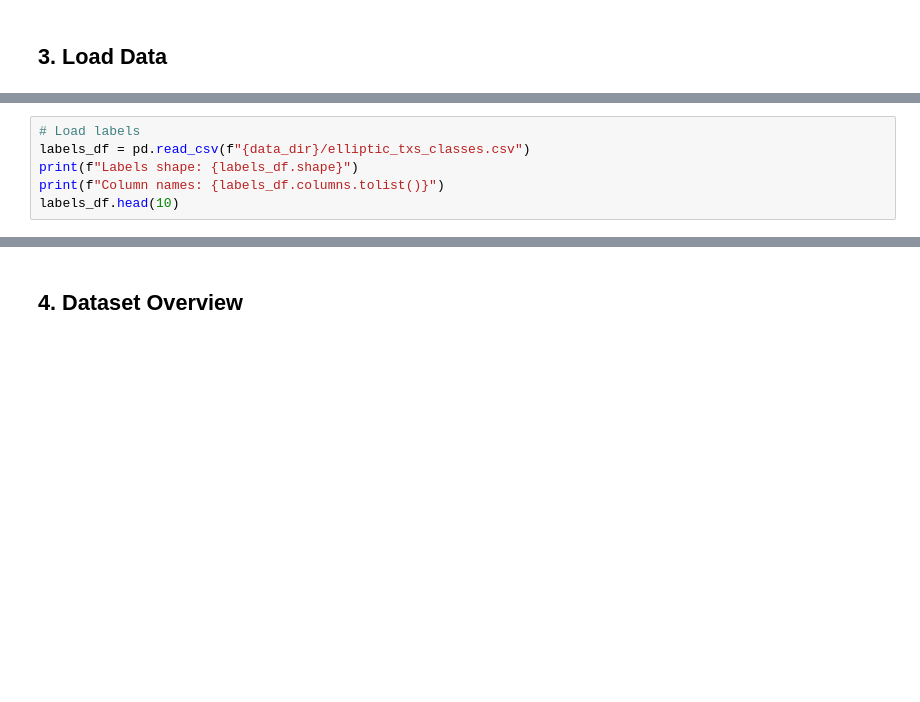
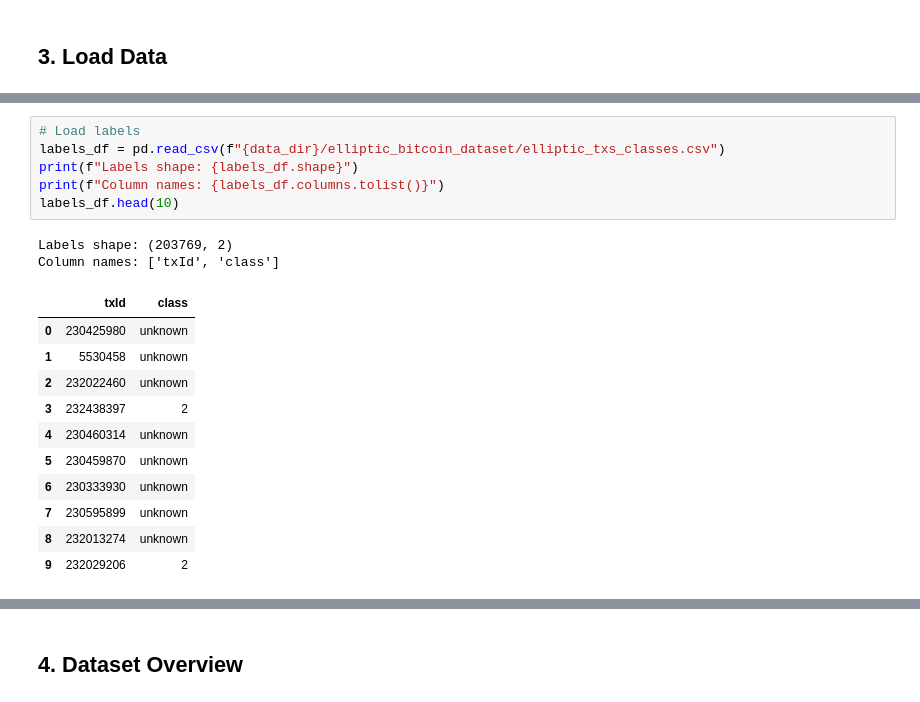
Before and after one commit to bhanuprakashyr/aml-agentic-approach, a Jupyter notebook: notebooks/01_eda.ipynb, the cells around one changed output, grey strips where cells are left out. Saved outputs shown, nothing was run; the diff lists cells and outputs as text; blank space fills up the shorter version.

Commit message:
End to End base line First phae with elliptic

```diff
--- a/notebooks/01_eda.ipynb
+++ b/notebooks/01_eda.ipynb
@@ -30,8 +38,22 @@ FileNotFoundError: [Errno 2] No such file or directory: '../data/elliptic_bitcoi
 # %%
 # Load labels
-labels_df = pd.read_csv(f"{data_dir}/elliptic_txs_classes.csv")
+labels_df = pd.read_csv(f"{data_dir}/elliptic_bitcoin_dataset/elliptic_txs_classes.csv")
 print(f"Labels shape: {labels_df.shape}")
 print(f"Column names: {labels_df.columns.tolist()}")
 labels_df.head(10)
+# %% [output]
+Labels shape: (203769, 2)
+Column names: ['txId', 'class']
+|  | txId | class |
+| 0 | 230425980 | unknown |
+| 1 | 5530458 | unknown |
+| 2 | 232022460 | unknown |
+| 3 | 232438397 | 2 |
+| 4 | 230460314 | unknown |
+| 5 | 230459870 | unknown |
+| 6 | 230333930 | unknown |
+| 7 | 230595899 | unknown |
+| 8 | 232013274 | unknown |
+| 9 | 232029206 | 2 |
 # %%
 # Load edges (graph structure)
```
Also changed, not shown: parts of 10 cells of this notebook, 11 other files.
